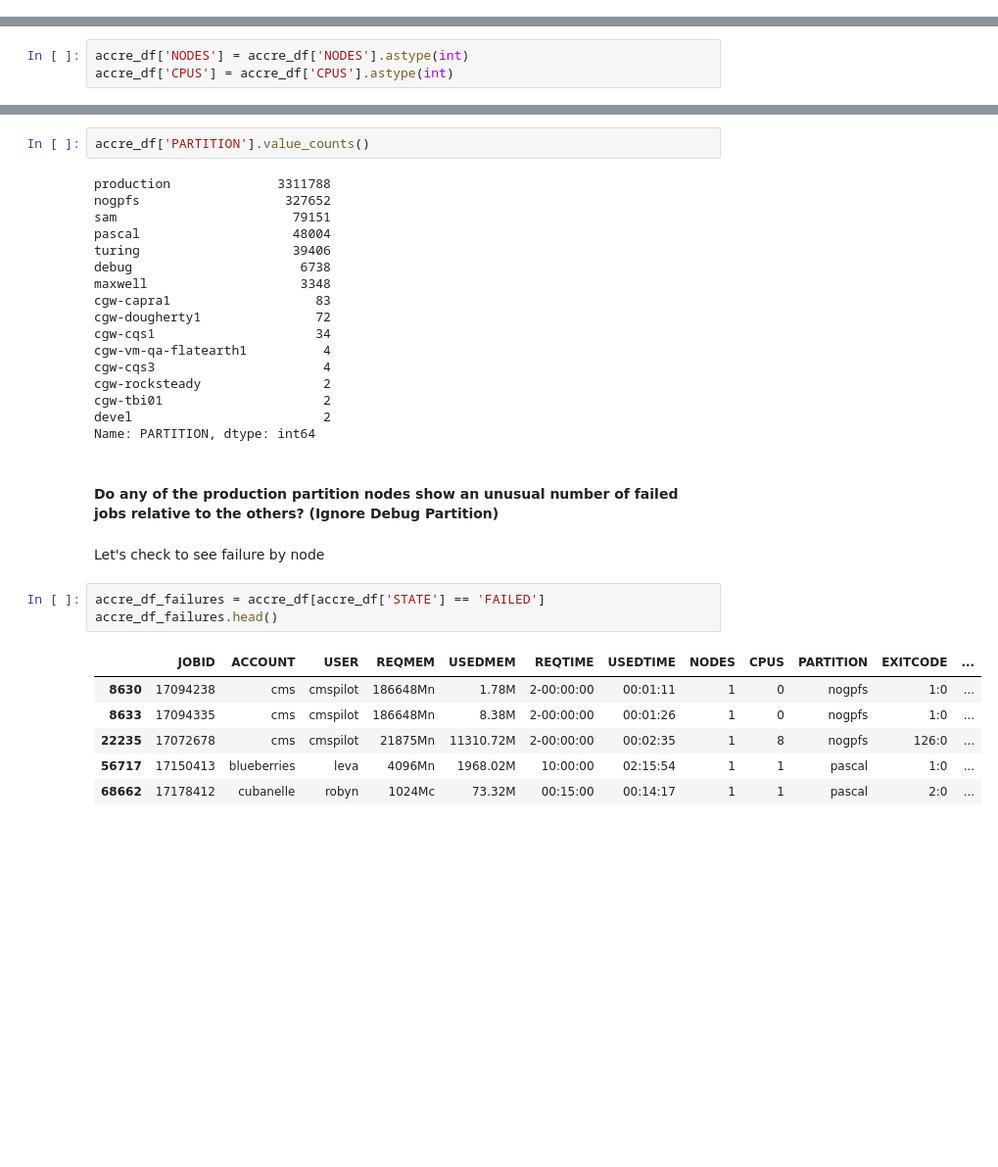
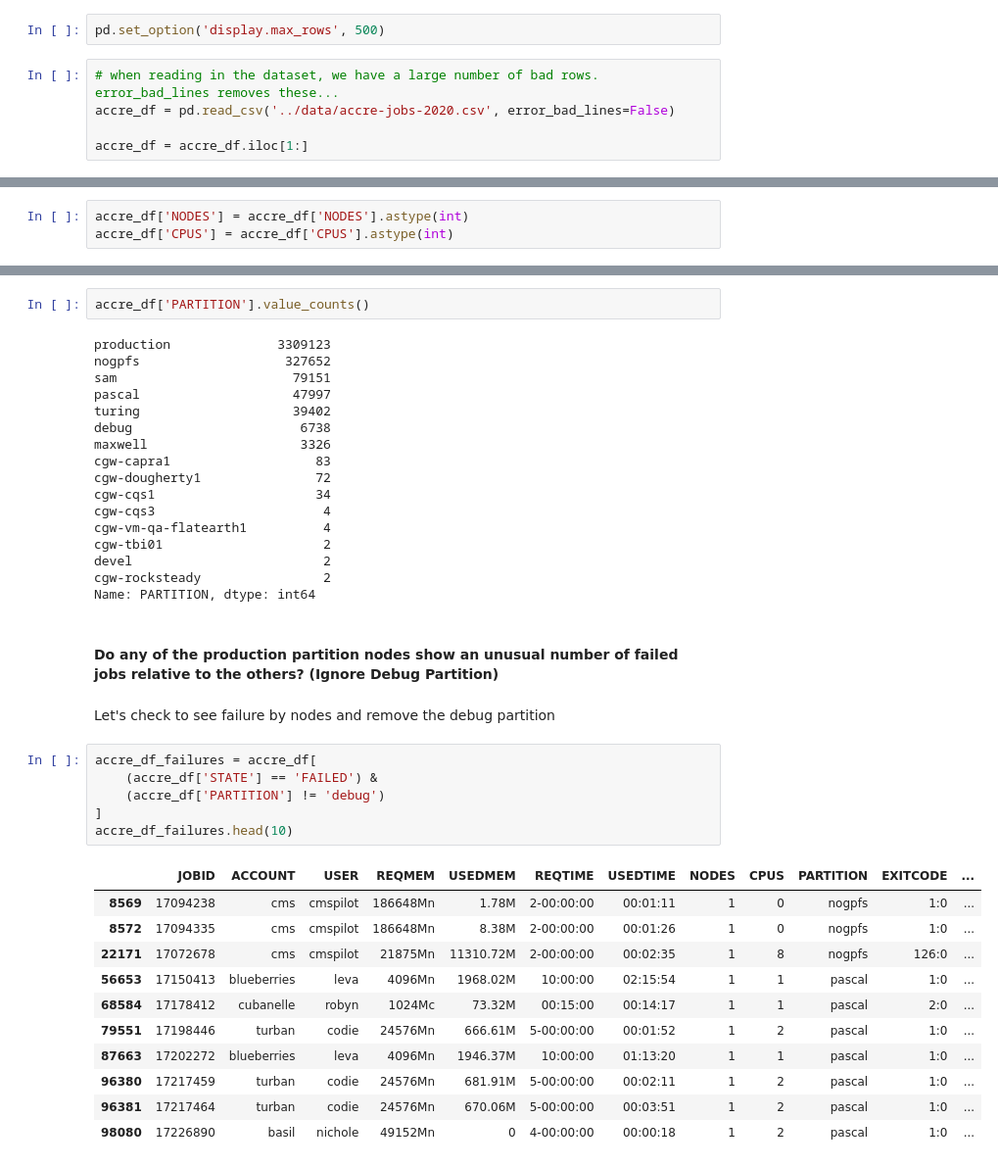
Before and after one commit to nss-data-science-cohort-4/dq2-accre-mst, a Jupyter notebook: notebooks/accre.ipynb, the cells around one changed output, grey strips where cells are left out. Shown: that part at 98% size. Drawn from its saved outputs; the diff is of its cells as text; blank space fills up the shorter version.

Commit message:
further data cleaning, plotting, and outlier exploration

```diff
--- a/notebooks/accre.ipynb
+++ b/notebooks/accre.ipynb
@@ -11,0 +5,7 @@ accre_df = accre_df.iloc[1:]
+# %%
+pd.set_option('display.max_rows', 500)
+# %%
+# when reading in the dataset, we have a large number of bad rows. error_bad_lines removes these...
+accre_df = pd.read_csv('../data/accre-jobs-2020.csv', error_bad_lines=False)
+
+accre_df = accre_df.iloc[1:]
@@ -110,33 +139,41 @@ Name: STATE, dtype: int64
 # %%
 accre_df['PARTITION'].value_counts()
 # %% [output]
-production              3311788
+production              3309123
 nogpfs                   327652
 sam                       79151
-pascal                    48004
-turing                    39406
+pascal                    47997
+turing                    39402
 debug                      6738
-maxwell                    3348
+maxwell                    3326
 cgw-capra1                   83
 cgw-dougherty1               72
 cgw-cqs1                     34
+cgw-cqs3                      4
 cgw-vm-qa-flatearth1          4
-cgw-cqs3                      4
-cgw-rocksteady                2
 cgw-tbi01                     2
 devel                         2
+cgw-rocksteady                2
 Name: PARTITION, dtype: int64
 # %% [markdown]
 #### Do any of the production partition nodes show an unusual number of failed jobs relative to the others? (Ignore Debug Partition)
 # %% [markdown]
-Let's check to see failure by node
+Let's check to see failure by nodes and remove the debug partition
 # %%
-accre_df_failures = accre_df[accre_df['STATE'] == 'FAILED']
-accre_df_failures.head()
+accre_df_failures = accre_df[
+    (accre_df['STATE'] == 'FAILED') &
+    (accre_df['PARTITION'] != 'debug')
+]
+accre_df_failures.head(10)
 # %% [output]
 |  | JOBID | ACCOUNT | USER | REQMEM | USEDMEM | REQTIME | USEDTIME | NODES | CPUS | PARTITION | EXITCODE | ... |
-| 8630 | 17094238 | cms | cmspilot | 186648Mn | 1.78M | 2-00:00:00 | 00:01:11 | 1 | 0 | nogpfs | 1:0 | ... |
-| 8633 | 17094335 | cms | cmspilot | 186648Mn | 8.38M | 2-00:00:00 | 00:01:26 | 1 | 0 | nogpfs | 1:0 | ... |
-| 22235 | 17072678 | cms | cmspilot | 21875Mn | 11310.72M | 2-00:00:00 | 00:02:35 | 1 | 8 | nogpfs | 126:0 | ... |
-| 56717 | 17150413 | blueberries | leva | 4096Mn | 1968.02M | 10:00:00 | 02:15:54 | 1 | 1 | pascal | 1:0 | ... |
-| 68662 | 17178412 | cubanelle | robyn | 1024Mc | 73.32M | 00:15:00 | 00:14:17 | 1 | 1 | pascal | 2:0 | ... |
+| 8569 | 17094238 | cms | cmspilot | 186648Mn | 1.78M | 2-00:00:00 | 00:01:11 | 1 | 0 | nogpfs | 1:0 | ... |
+| 8572 | 17094335 | cms | cmspilot | 186648Mn | 8.38M | 2-00:00:00 | 00:01:26 | 1 | 0 | nogpfs | 1:0 | ... |
+| 22171 | 17072678 | cms | cmspilot | 21875Mn | 11310.72M | 2-00:00:00 | 00:02:35 | 1 | 8 | nogpfs | 126:0 | ... |
+| 56653 | 17150413 | blueberries | leva | 4096Mn | 1968.02M | 10:00:00 | 02:15:54 | 1 | 1 | pascal | 1:0 | ... |
+| 68584 | 17178412 | cubanelle | robyn | 1024Mc | 73.32M | 00:15:00 | 00:14:17 | 1 | 1 | pascal | 2:0 | ... |
+| 79551 | 17198446 | turban | codie | 24576Mn | 666.61M | 5-00:00:00 | 00:01:52 | 1 | 2 | pascal | 1:0 | ... |
+| 87663 | 17202272 | blueberries | leva | 4096Mn | 1946.37M | 10:00:00 | 01:13:20 | 1 | 1 | pascal | 1:0 | ... |
+| 96380 | 17217459 | turban | codie | 24576Mn | 681.91M | 5-00:00:00 | 00:02:11 | 1 | 2 | pascal | 1:0 | ... |
+| 96381 | 17217464 | turban | codie | 24576Mn | 670.06M | 5-00:00:00 | 00:03:51 | 1 | 2 | pascal | 1:0 | ... |
+| 98080 | 17226890 | basil | nichole | 49152Mn | 0 | 4-00:00:00 | 00:00:18 | 1 | 2 | pascal | 1:0 | ... |
```
Also changed, not shown: parts of 21 cells of this notebook.
